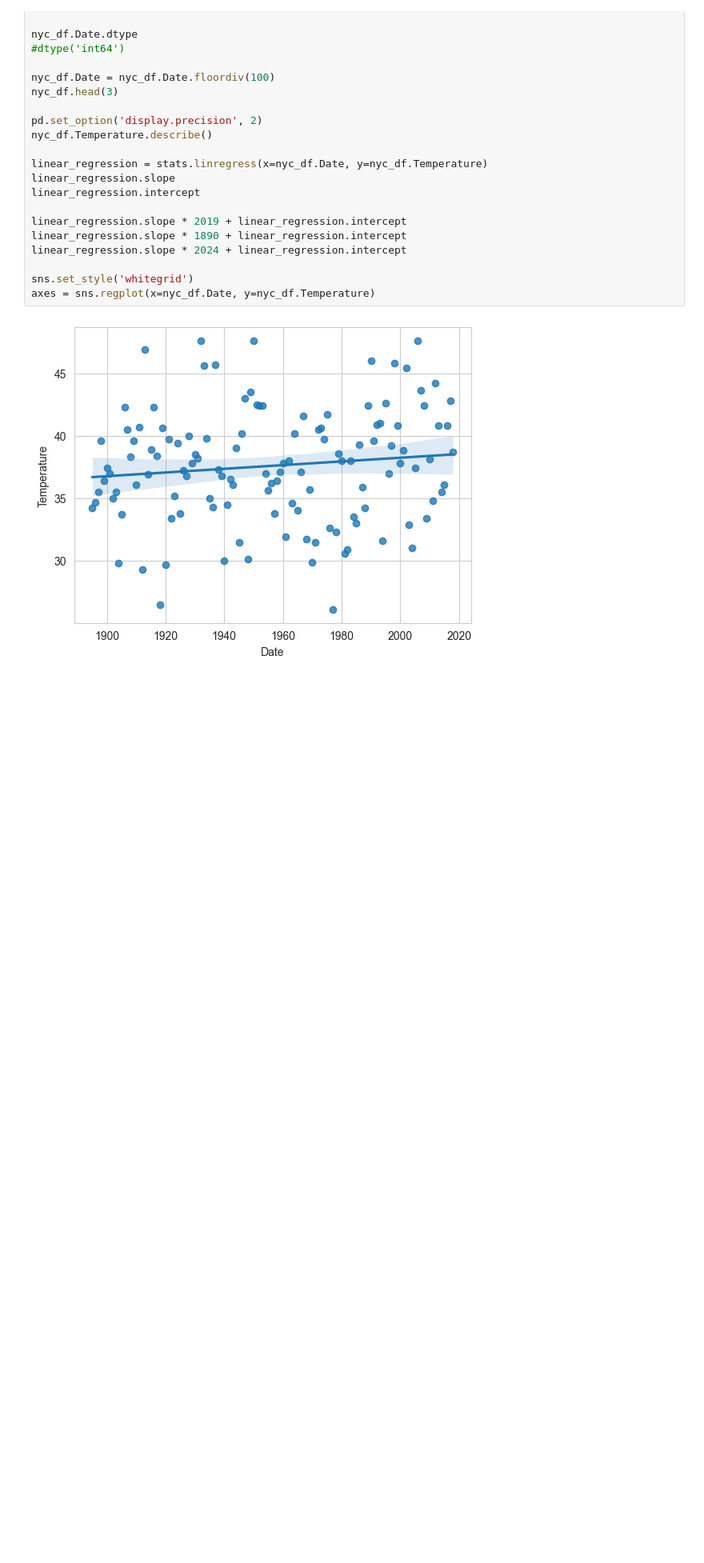
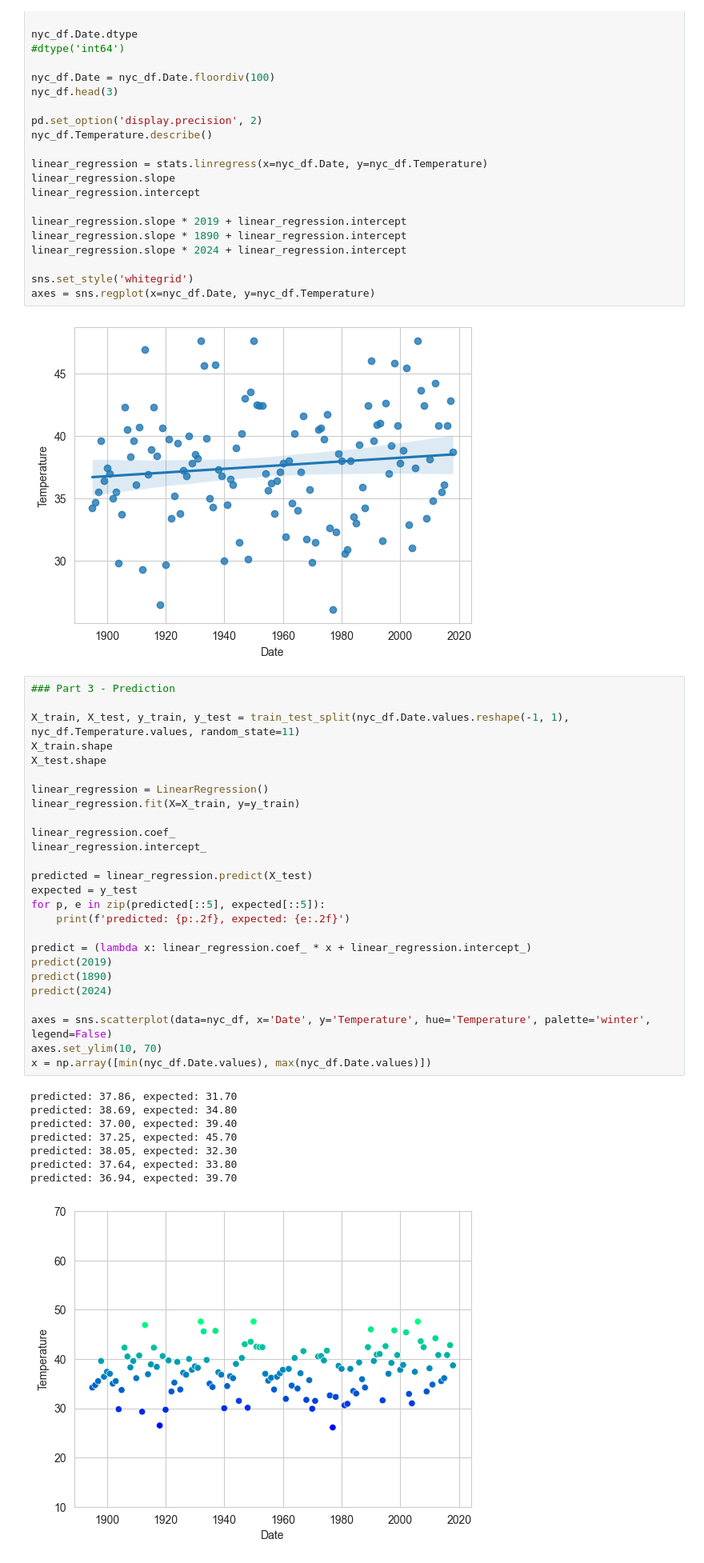
Before and after one commit to rmckanry/datafun-07-ml, a Jupyter notebook: rmckanry_ml.ipynb, the cells around one changed output. Shown: that part at 80% size. Cells and saved outputs as stored; diff of their text form; blank space fills up the shorter version.

Commit message:
Added code for scatterplot in Part 3

```diff
--- a/rmckanry_ml.ipynb
+++ b/rmckanry_ml.ipynb
@@ -50,3 +53,38 @@ sns.set_style('whitegrid')
 axes = sns.regplot(x=nyc_df.Date, y=nyc_df.Temperature)
 # %% [output]
 [figure]
+# %%
+### Part 3 - Prediction
+
+X_train, X_test, y_train, y_test = train_test_split(nyc_df.Date.values.reshape(-1, 1), nyc_df.Temperature.values, random_state=11)
+X_train.shape
+X_test.shape
+
+linear_regression = LinearRegression()
+linear_regression.fit(X=X_train, y=y_train)
+
+linear_regression.coef_
+linear_regression.intercept_
+
+predicted = linear_regression.predict(X_test)
+expected = y_test
+for p, e in zip(predicted[::5], expected[::5]):
+    print(f'predicted: {p:.2f}, expected: {e:.2f}')
+
+predict = (lambda x: linear_regression.coef_ * x + linear_regression.intercept_)
+predict(2019)
+predict(1890)
+predict(2024)
+
+axes = sns.scatterplot(data=nyc_df, x='Date', y='Temperature', hue='Temperature', palette='winter', legend=False)
+axes.set_ylim(10, 70)
+x = np.array([min(nyc_df.Date.values), max(nyc_df.Date.values)])
+# %% [output]
+predicted: 37.86, expected: 31.70
+predicted: 38.69, expected: 34.80
+predicted: 37.00, expected: 39.40
+predicted: 37.25, expected: 45.70
+predicted: 38.05, expected: 32.30
+predicted: 37.64, expected: 33.80
+predicted: 36.94, expected: 39.70
+[figure, added]
```
Also changed, not shown: parts of 2 cells of this notebook.
